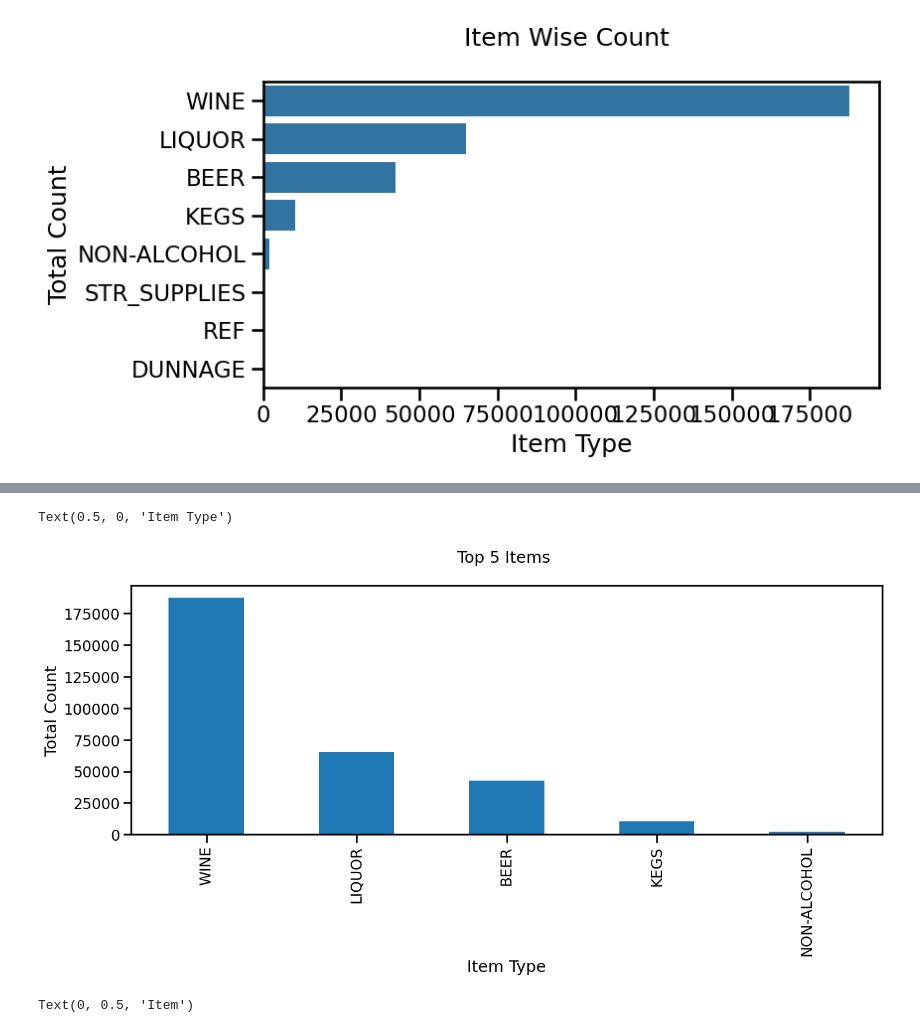
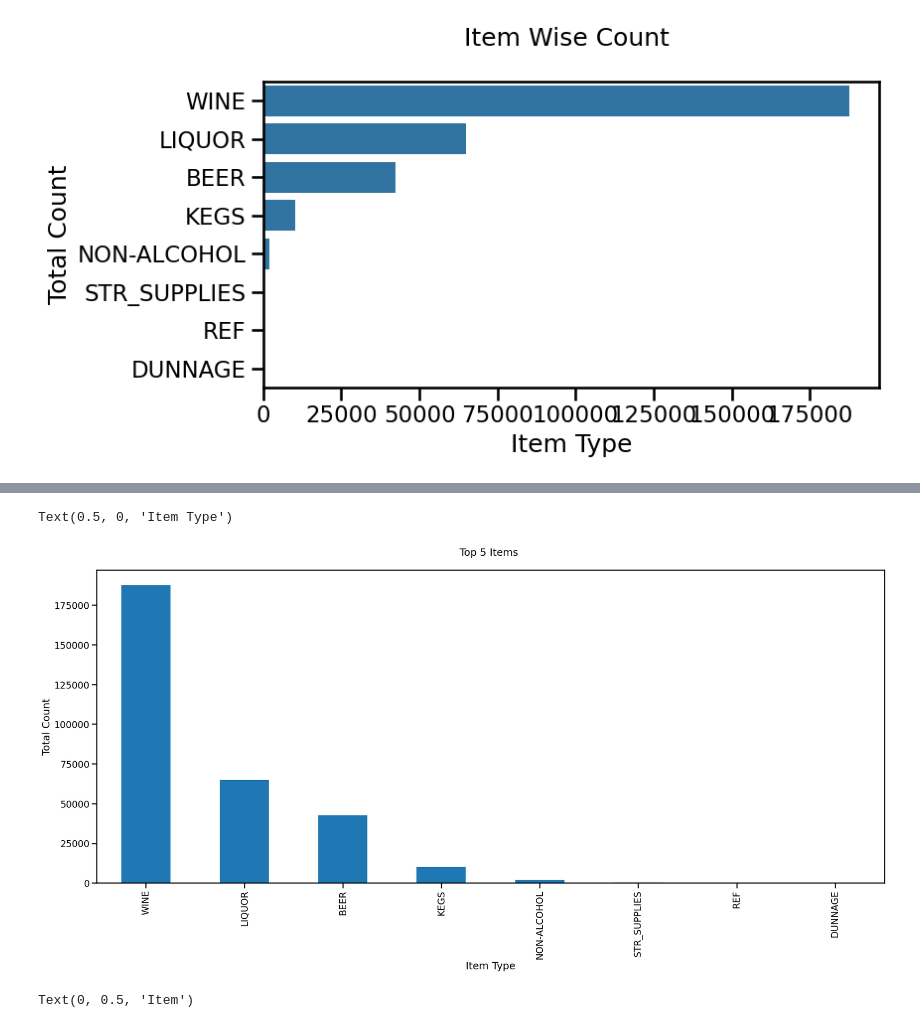
Before and after one commit to Killerfish8/Thesis, a Jupyter notebook: Warehouse_and_Retail_Sales.ipynb, the cells around one changed output, grey strips where cells are left out. Saved outputs shown, nothing was run; the diff lists cells and outputs as text; code cells hidden in the pictures.

```diff
--- a/Warehouse_and_Retail_Sales.ipynb
+++ b/Warehouse_and_Retail_Sales.ipynb
@@ -365,14 +448,14 @@ Text(0.5, 0, 'Item Type')
 # %%
-# Top 5 Items in Bar Chart
-plt.figure(figsize=(15,5))
-GraphData=DataSet.groupby('Item_Type').size().nlargest(5)
+# Top 8 Items in Bar Chart
+plt.figure(figsize=(25,10))
+GraphData=DataSet.groupby('Item_Type').size().nlargest(8)
 GraphData.plot(kind='bar')
 plt.title('Top 5 Items \n')
 plt.ylabel('Total Count')
 plt.xlabel('Item Type')
 # %% [output]
 Text(0.5, 0, 'Item Type')
-[figure, old version]
+[figure, new version]
 # %%
 # Draw Pie Chart
 plt.figure(figsize=(6,5))
```
Also changed, not shown: parts of 8 cells of this notebook.
